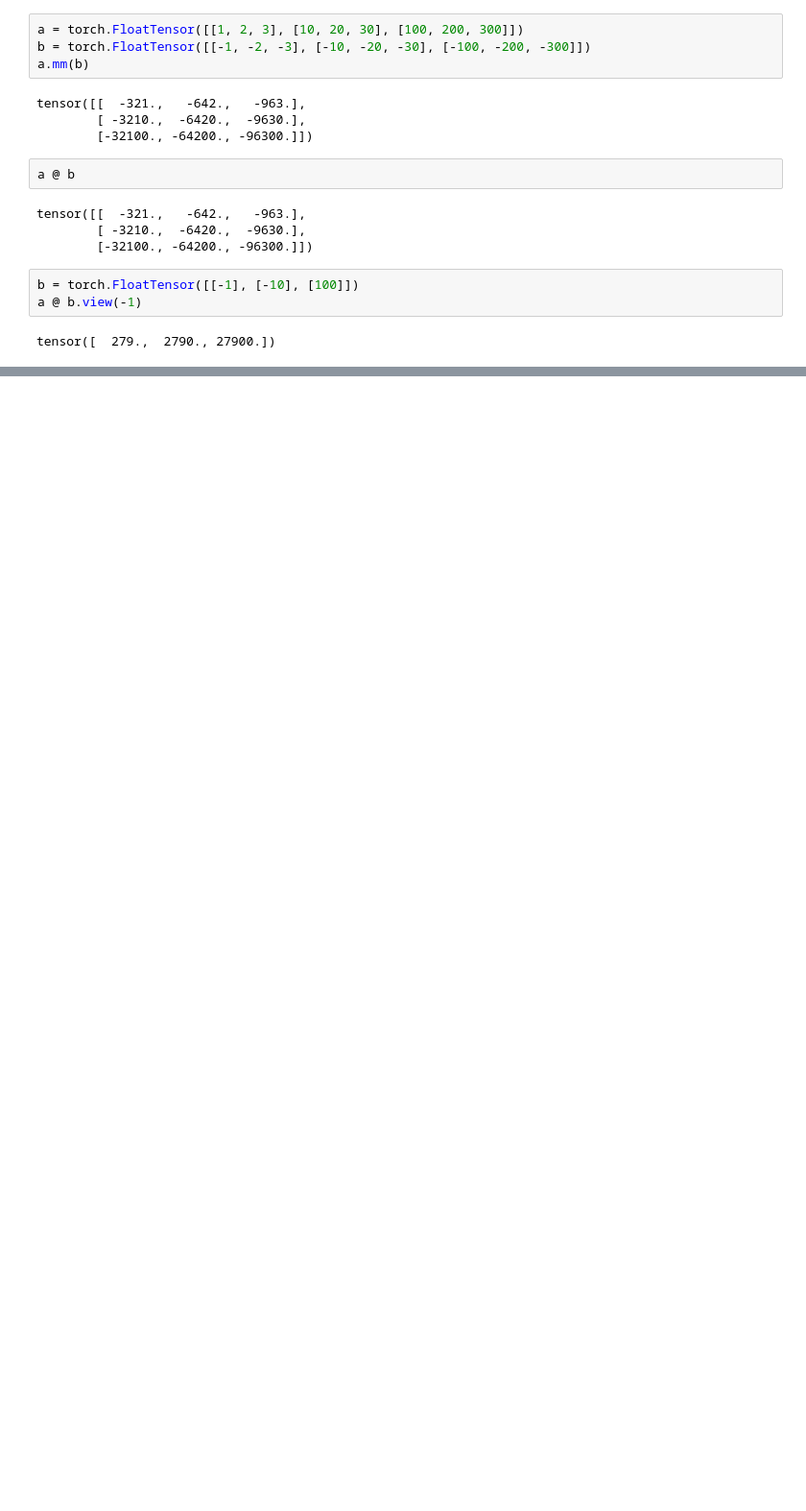
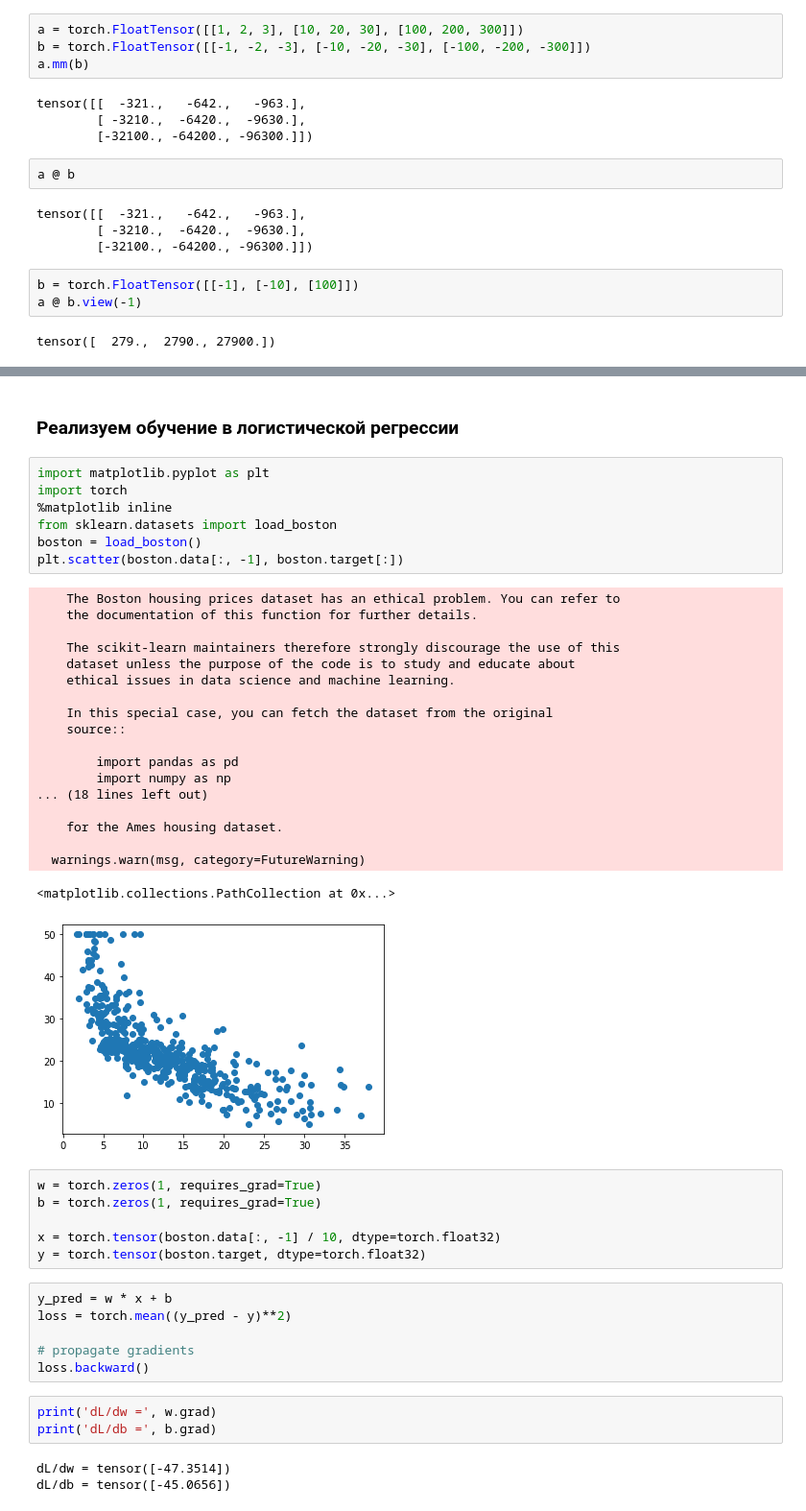
Before and after one commit to 1mmo/Deep-Learning, a Jupyter notebook: src/PyTorch_basic.ipynb, the cells around one changed output, grey strips where cells are left out. Shown at 96% size. Saved outputs shown, nothing was run; the diff lists cells and outputs as text; blank space fills up the shorter version.

Commit message:
GradientDescent

```diff
--- a/src/PyTorch_basic.ipynb
+++ b/src/PyTorch_basic.ipynb
@@ -239,0 +298,47 @@ tensor([  279.,  2790., 27900.])
+# %% [markdown]
+### Реализуем обучение в логистической регрессии
+# %%
+import matplotlib.pyplot as plt
+import torch
+%matplotlib inline
+from sklearn.datasets import load_boston
+boston = load_boston()
+plt.scatter(boston.data[:, -1], boston.target[:])
+# %% [output]
+    The Boston housing prices dataset has an ethical problem. You can refer to
+    the documentation of this function for further details.
+
+    The scikit-learn maintainers therefore strongly discourage the use of this
+    dataset unless the purpose of the code is to study and educate about
+    ethical issues in data science and machine learning.
+
+    In this special case, you can fetch the dataset from the original
+    source::
+
+        import pandas as pd
+        import numpy as np
+... (18 lines left out)
+
+    for the Ames housing dataset.
+
+  warnings.warn(msg, category=FutureWarning)
+<matplotlib.collections.PathCollection at 0x...>
+[figure, added]
+# %%
+w = torch.zeros(1, requires_grad=True)
+b = torch.zeros(1, requires_grad=True)
+
+x = torch.tensor(boston.data[:, -1] / 10, dtype=torch.float32)
+y = torch.tensor(boston.target, dtype=torch.float32)
+# %%
+y_pred = w * x + b
+loss = torch.mean((y_pred - y)**2)
+
+# propagate gradients
+loss.backward()
+# %%
+print('dL/dw =', w.grad)
+print('dL/db =', b.grad)
+# %% [output]
+dL/dw = tensor([-47.3514])
+dL/db = tensor([-45.0656])
```
Also changed, not shown: parts of 10 cells of this notebook.
